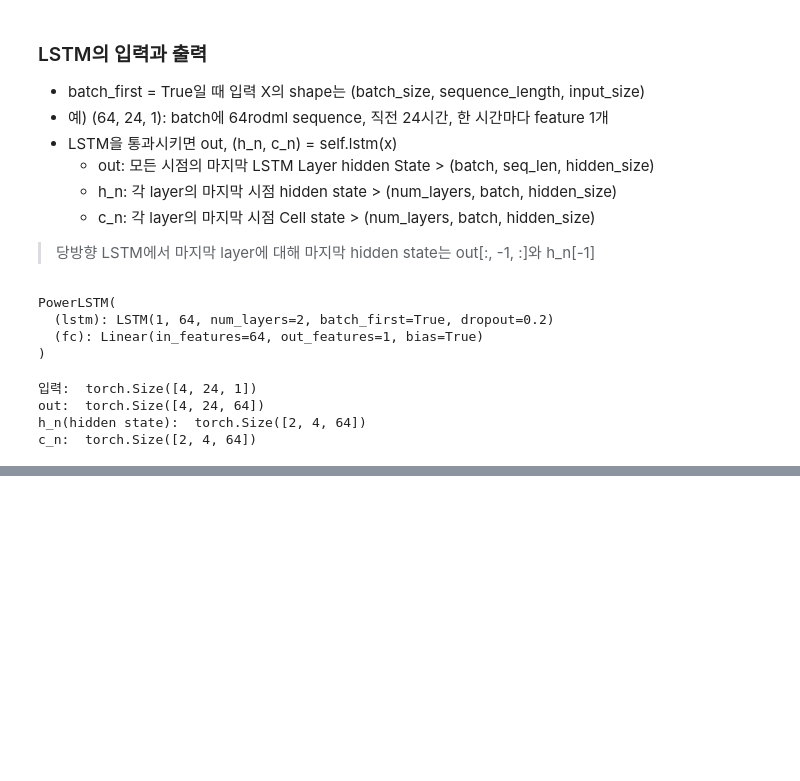
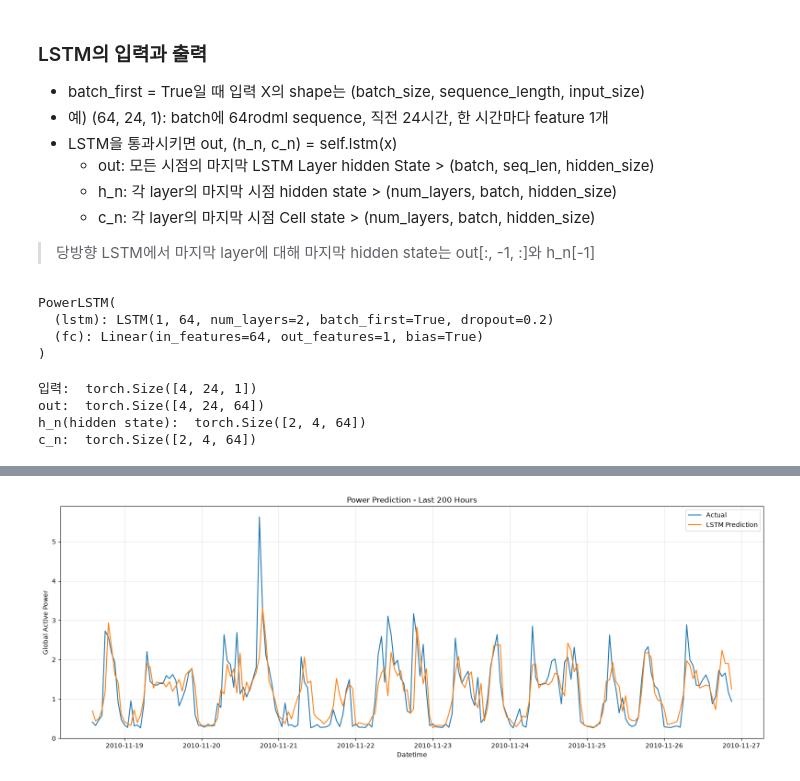
Before and after one commit to kjalh/12_NLP, a Jupyter notebook: 03_LSTM과 GRU.ipynb, the cells around one changed output, grey strips where cells are left out. Drawn from its saved outputs; the diff is of its cells as text; code cells hidden in the pictures; blank space fills up the shorter version.

```diff
--- a/03_LSTM과 GRU.ipynb
+++ b/03_LSTM과 GRU.ipynb
@@ -498,0 +525,4 @@ if best_state is not None:
+# %%
+pred_scaled, true_scaled = predict(model, test_loader, DEVICE)
+pred = scaler.inverse_transform(pred_scaled).ravel()
+true = scaler.inverse_transform(true_scaled).ravel()
@@ -498,0 +553,4 @@ if best_state is not None:
+# %%
+test_indices = indices[test_mask]
+test_dates = hourly.index[test_indices]
+N_VIEW = min(200, len(test_dates))
@@ -498,0 +561,27 @@ if best_state is not None:
+# %%
+plt.figure(figsize=(16, 6))
+
+plt.plot(
+    test_dates[-N_VIEW:],
+    true[-N_VIEW:],
+    label="Actual"
+)
+
+plt.plot(
+    test_dates[-N_VIEW:],
+    pred[-N_VIEW:],
+    label="LSTM Prediction"
+)
+
+plt.title(
+    f"Power Prediction - Last {N_VIEW} Hours"
+)
+
+plt.xlabel("Datetime")
+plt.ylabel("Global Active Power")
+plt.legend()
+plt.grid(alpha=0.3)
+plt.tight_layout()
+plt.show()
+# %% [output]
+[figure, added]
```
Also changed, not shown: parts of 7 cells of this notebook.
